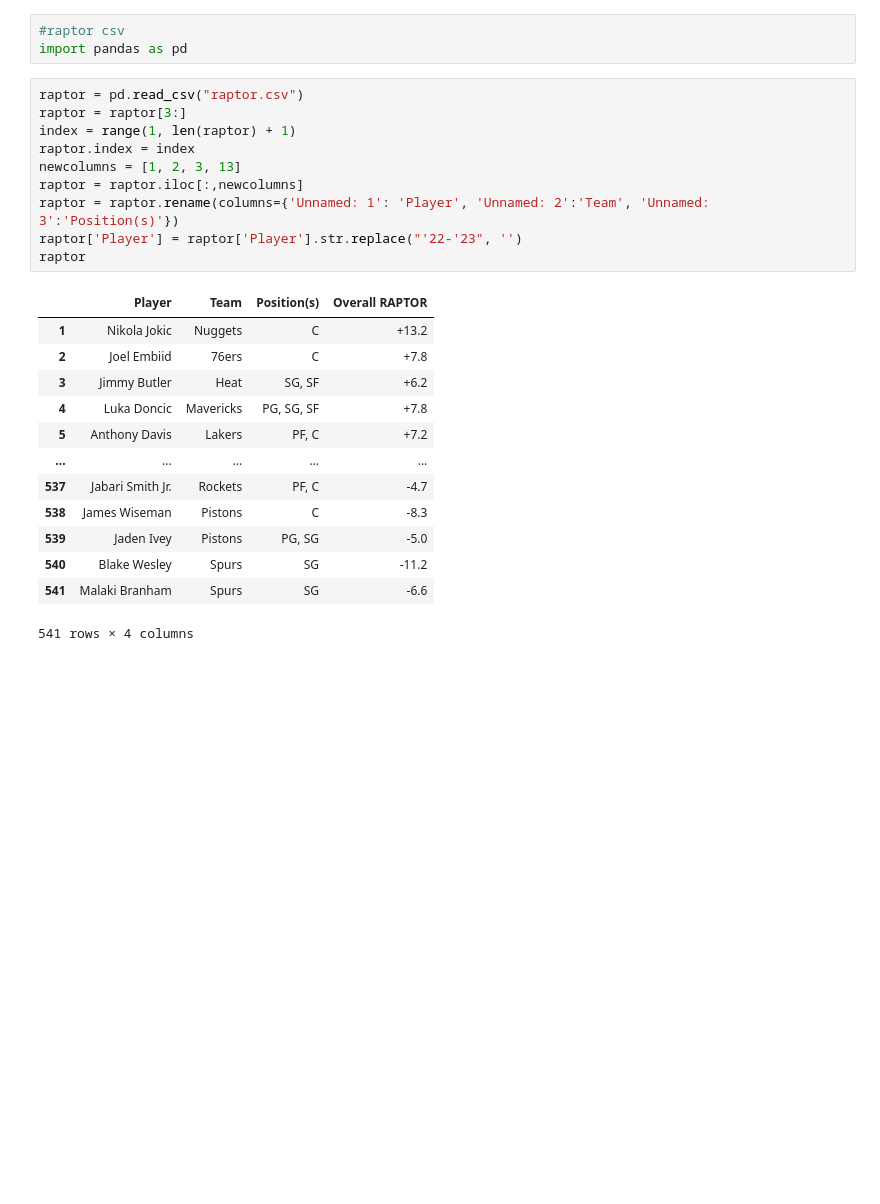
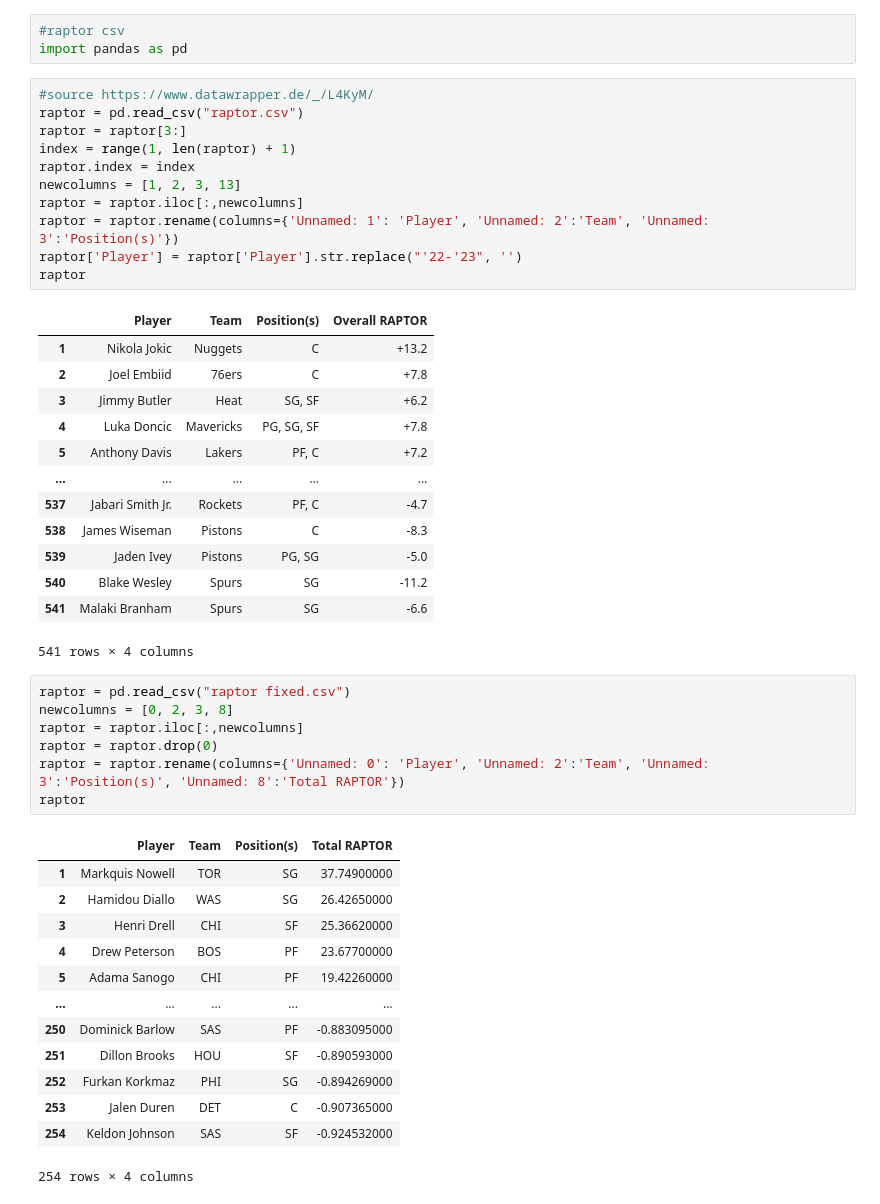
Before and after one commit to JadenFaste/STA141B-Project, a Jupyter notebook: Project.ipynb, the cells around one changed output. Drawn from its saved outputs; the diff is of its cells as text; blank space fills up the shorter version.

```diff
--- a/Project.ipynb
+++ b/Project.ipynb
@@ -818,6 +818,7 @@ Hiv kdjvdofisljgdghuekjdjkd
 #raptor csv
 import pandas as pd
 # %%
+#source https://www.datawrapper.de/_/L4KyM/
 raptor = pd.read_csv("raptor.csv")
 raptor = raptor[3:]
 index = range(1, len(raptor) + 1)
@@ -841,3 +842,24 @@ raptor
 | 540 | Blake Wesley | Spurs | SG | -11.2 |
 | 541 | Malaki Branham | Spurs | SG | -6.6 |
 541 rows × 4 columns
+# %%
+raptor = pd.read_csv("raptor fixed.csv")
+newcolumns = [0, 2, 3, 8]
+raptor = raptor.iloc[:,newcolumns]
+raptor = raptor.drop(0)
+raptor = raptor.rename(columns={'Unnamed: 0': 'Player', 'Unnamed: 2':'Team', 'Unnamed: 3':'Position(s)', 'Unnamed: 8':'Total RAPTOR'})
+raptor
+# %% [output]
+|  | Player | Team | Position(s) | Total RAPTOR |
+| 1 | Markquis Nowell | TOR | SG | 37.74900000 |
+| 2 | Hamidou Diallo | WAS | SG | 26.42650000 |
+| 3 | Henri Drell | CHI | SF | 25.36620000 |
+| 4 | Drew Peterson | BOS | PF | 23.67700000 |
+| 5 | Adama Sanogo | CHI | PF | 19.42260000 |
+| ... | ... | ... | ... | ... |
+| 250 | Dominick Barlow | SAS | PF | -0.883095000 |
+| 251 | Dillon Brooks | HOU | SF | -0.890593000 |
+| 252 | Furkan Korkmaz | PHI | SG | -0.894269000 |
+| 253 | Jalen Duren | DET | C | -0.907365000 |
+| 254 | Keldon Johnson | SAS | SF | -0.924532000 |
+254 rows × 4 columns
```
Also changed, not shown: parts of 1 cell of this notebook.
